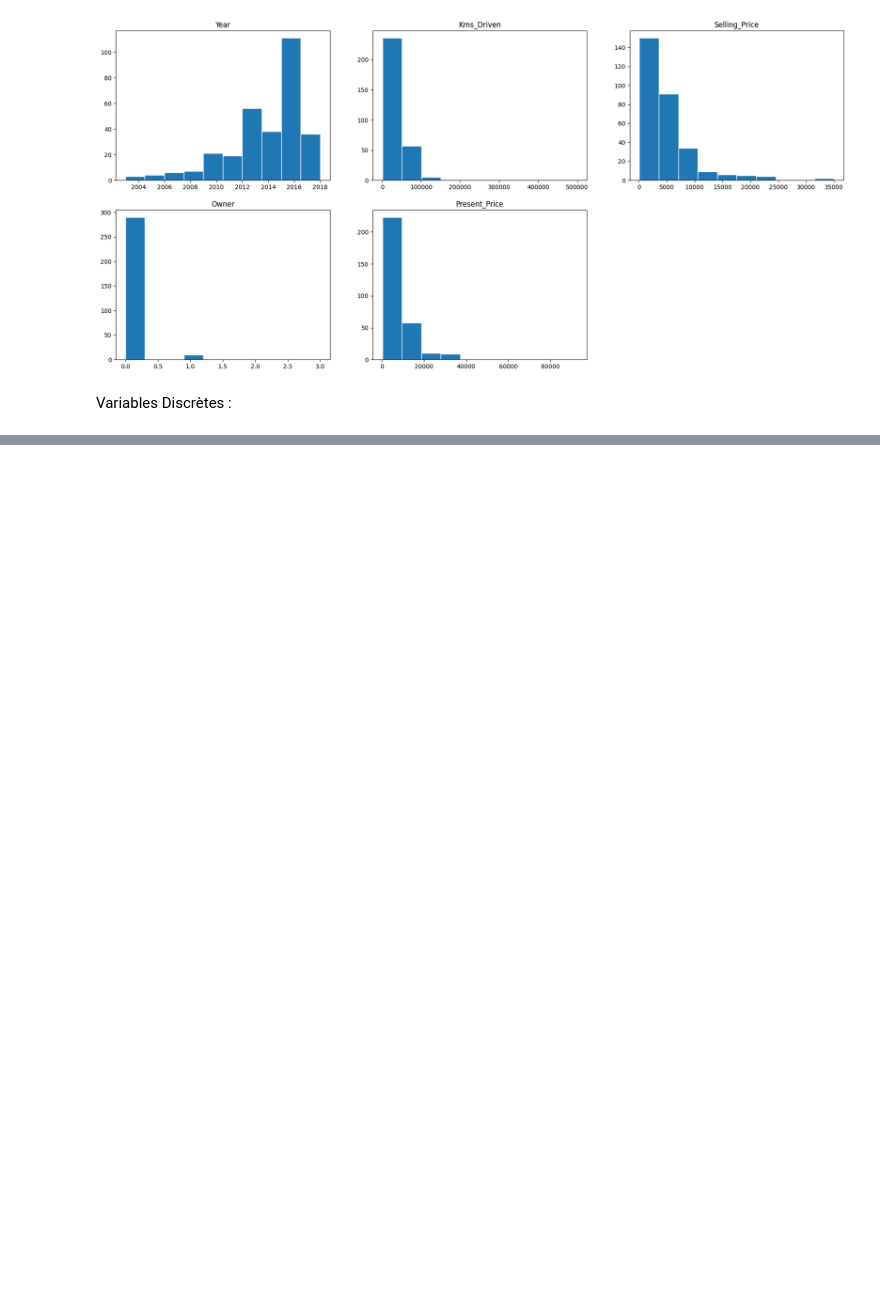
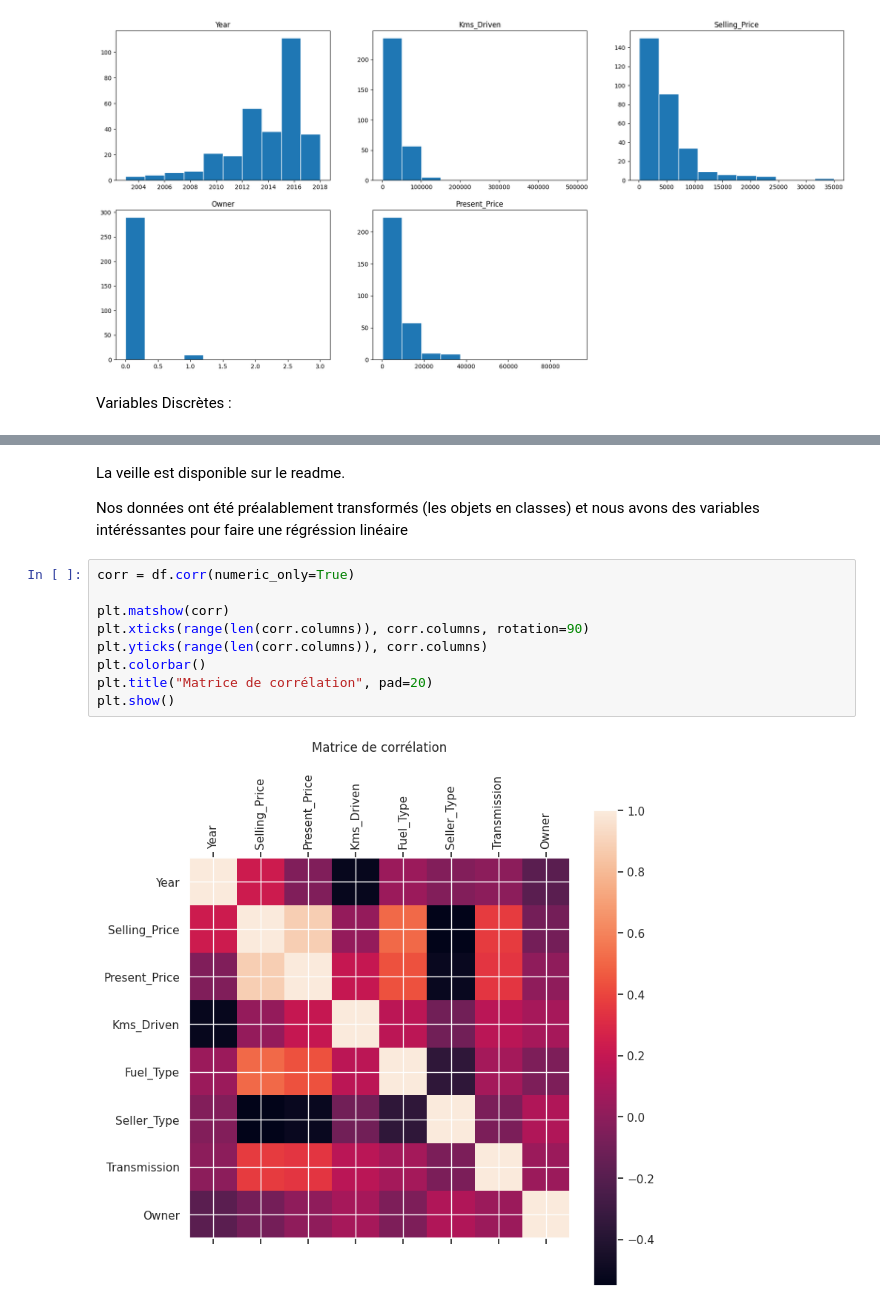
Before and after one commit to NovaStarmax/new-car, a Jupyter notebook: exploratory_analysis.ipynb, the cells around one changed output, grey strips where cells are left out. Cells and saved outputs as stored; diff of their text form; blank space fills up the shorter version.

```diff
--- a/exploratory_analysis.ipynb
+++ b/exploratory_analysis.ipynb
@@ -91,0 +131,15 @@ plt.show()
+# %% [markdown]
+La veille est disponible sur le readme.
+
+Nos données ont été préalablement transformés (les objets en classes) et nous avons des variables intéréssantes pour faire une régréssion linéaire
+# %%
+corr = df.corr(numeric_only=True)
+
+plt.matshow(corr)
+plt.xticks(range(len(corr.columns)), corr.columns, rotation=90)
+plt.yticks(range(len(corr.columns)), corr.columns)
+plt.colorbar()
+plt.title("Matrice de corrélation", pad=20)
+plt.show()
+# %% [output]
+[figure, added]
```
Also changed, not shown: parts of 12 cells of this notebook, 1 other file.
